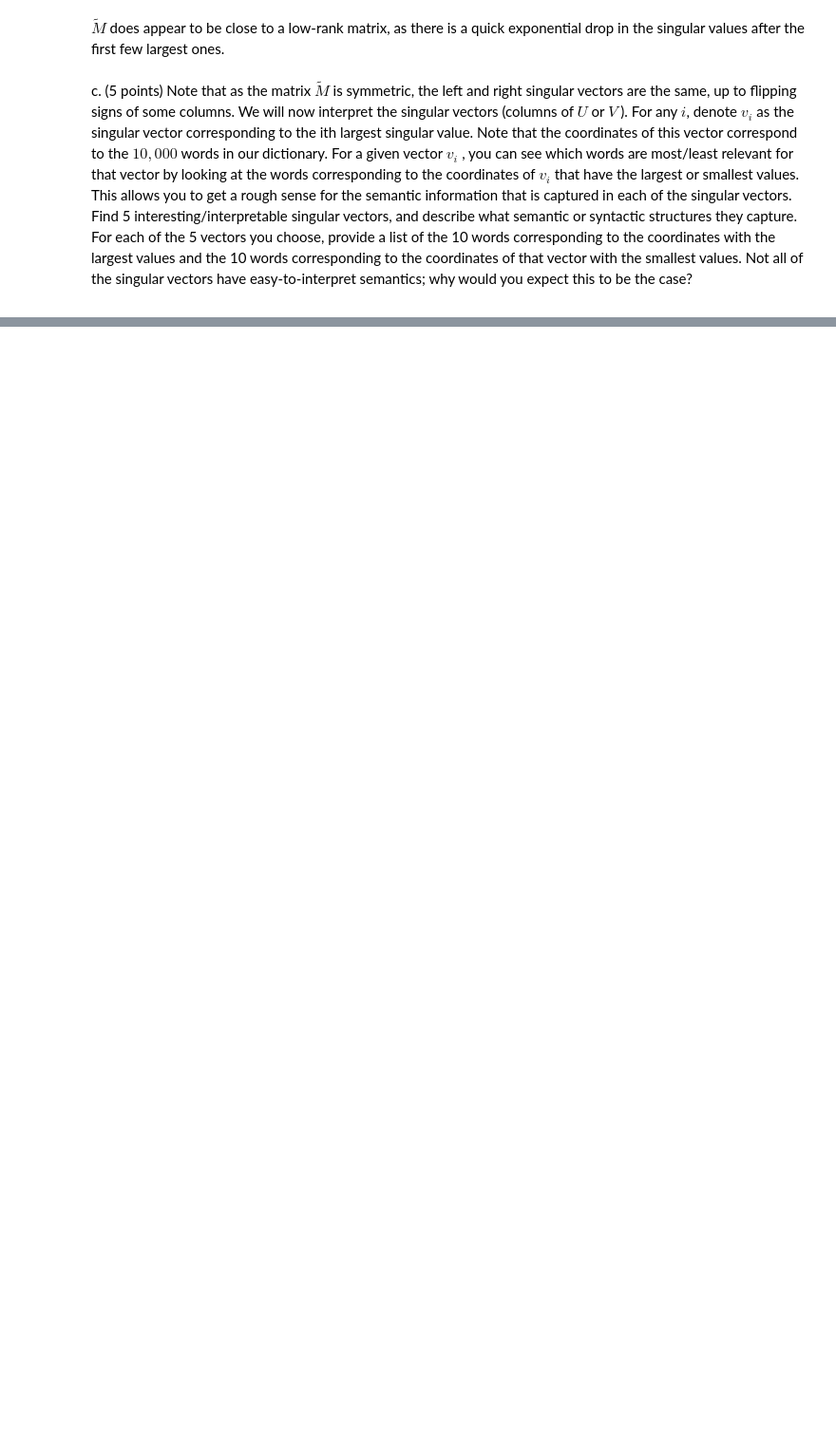
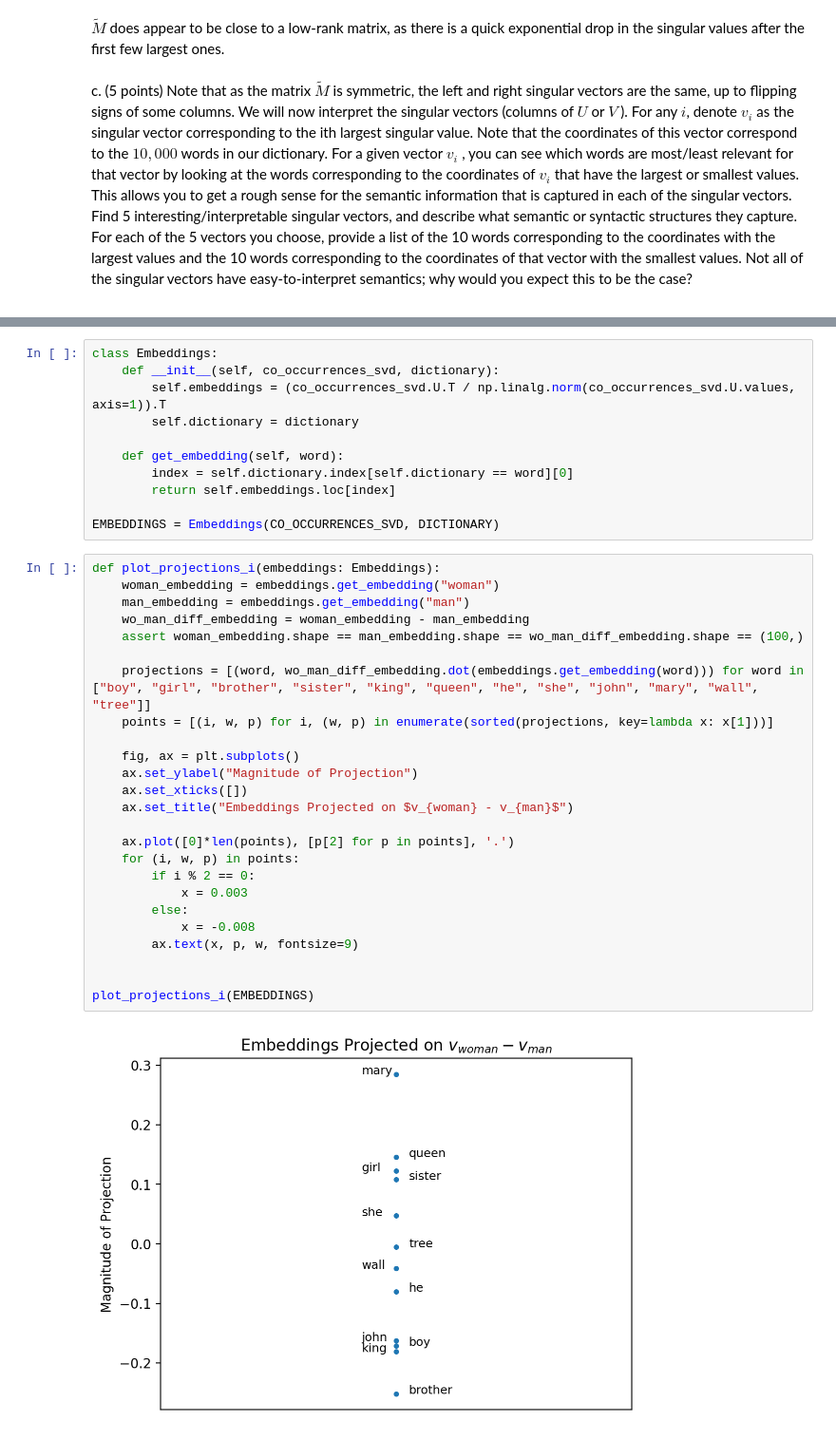
Before and after one commit to garfieldnate/Stanford-CS-168_Modern_Algorithmic_Toolbox, a Jupyter notebook: cs168/notebooks/mini_project_5.ipynb, the cells around one changed output, grey strips where cells are left out. Shown at 95% size. Saved outputs shown, nothing was run; the diff lists cells and outputs as text; blank space fills up the shorter version.

Commit message:
Project 5: 1di finished

```diff
--- a/cs168/notebooks/mini_project_5.ipynb
+++ b/cs168/notebooks/mini_project_5.ipynb
@@ -293,0 +265,38 @@ d. Let $U$ denote the $10000×100$ matrix corresponding to the top 100 singular
+# %%
+class Embeddings:
+    def __init__(self, co_occurrences_svd, dictionary):
+        self.embeddings = (co_occurrences_svd.U.T / np.linalg.norm(co_occurrences_svd.U.values, axis=1)).T
+        self.dictionary = dictionary
+
+    def get_embedding(self, word):
+        index = self.dictionary.index[self.dictionary == word][0]
+        return self.embeddings.loc[index]
+
+EMBEDDINGS = Embeddings(CO_OCCURRENCES_SVD, DICTIONARY)
+# %%
+def plot_projections_i(embeddings: Embeddings):
+    woman_embedding = embeddings.get_embedding("woman")
+    man_embedding = embeddings.get_embedding("man")
+    wo_man_diff_embedding = woman_embedding - man_embedding
+    assert woman_embedding.shape == man_embedding.shape == wo_man_diff_embedding.shape == (100,)
+
+    projections = [(word, wo_man_diff_embedding.dot(embeddings.get_embedding(word))) for word in ["boy", "girl", "brother", "sister", "king", "queen", "he", "she", "john", "mary", "wall", "tree"]]
+    points = [(i, w, p) for i, (w, p) in enumerate(sorted(projections, key=lambda x: x[1]))]
+
+    fig, ax = plt.subplots()
+    ax.set_ylabel("Magnitude of Projection")
+    ax.set_xticks([])
+    ax.set_title("Embeddings Projected on $v_{woman} - v_{man}$")
+
+    ax.plot([0]*len(points), [p[2] for p in points], '.')
+    for (i, w, p) in points:
+        if i % 2 == 0:
+            x = 0.003
+        else:
+            x = -0.008
+        ax.text(x, p, w, fontsize=9)
+
+
+plot_projections_i(EMBEDDINGS)
+# %% [output]
+[figure, added]
```
Also changed, not shown: parts of 9 cells of this notebook.
